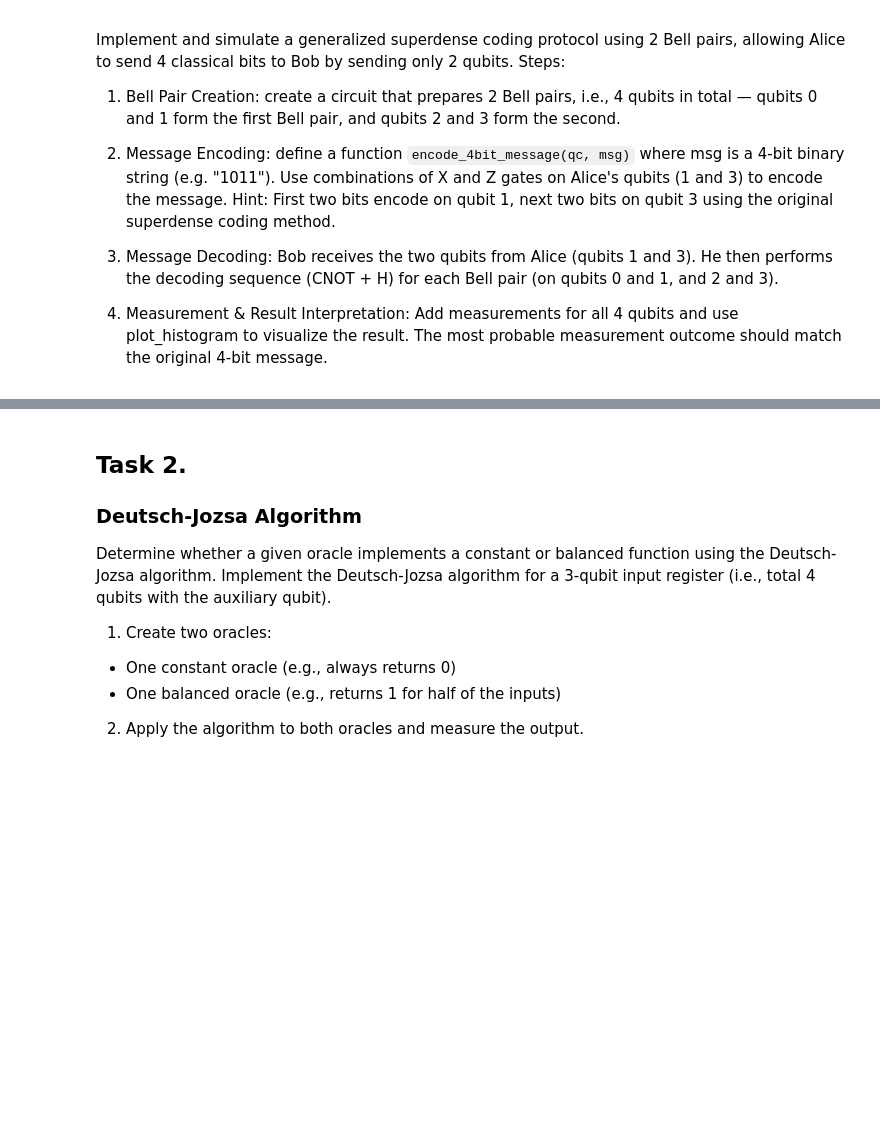
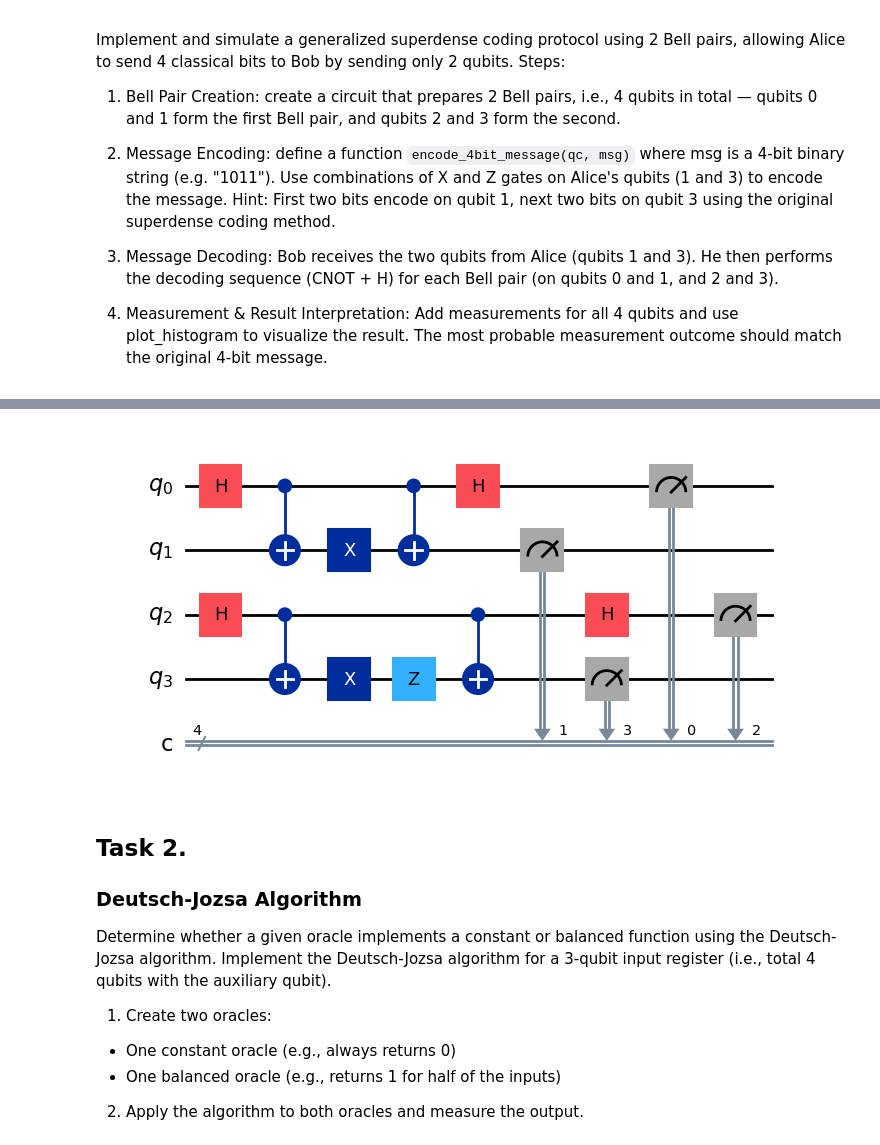
Before and after one commit to MisterRus01/AbstractFactoryDZ, a Jupyter notebook: lab2_basicquantumcomputingalgorithms.ipynb, the cells around one changed output, grey strips where cells are left out. Saved outputs shown, nothing was run; the diff lists cells and outputs as text; code cells hidden in the pictures; blank space fills up the shorter version.

```diff
--- a/lab2_basicquantumcomputingalgorithms.ipynb
+++ b/lab2_basicquantumcomputingalgorithms.ipynb
@@ -1721,3 +1723,7 @@ plot_histogram(counts)
+# %%
+qc.draw(output = 'mpl')
+# %% [output]
+[figure, added]
 # %% [markdown]
 ## Task 2.
 
```
Also changed, not shown: parts of 10 cells of this notebook.
